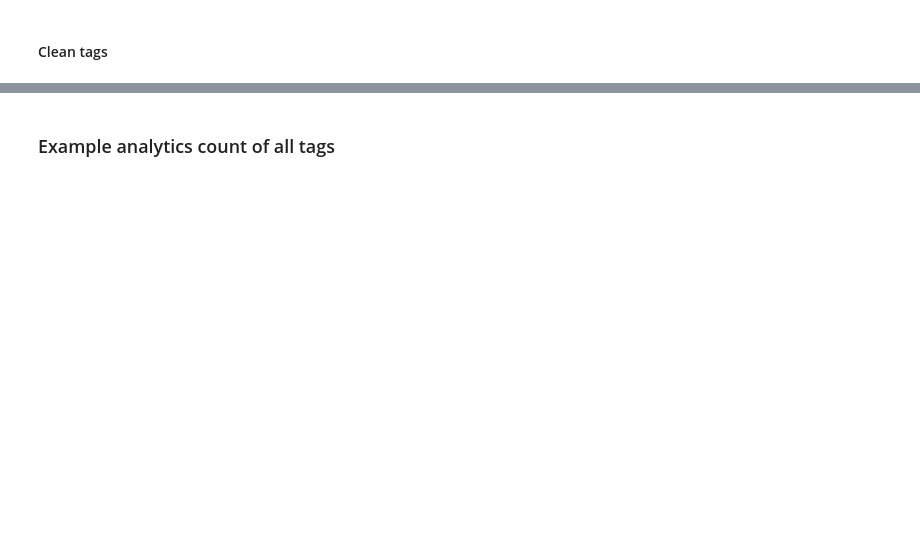
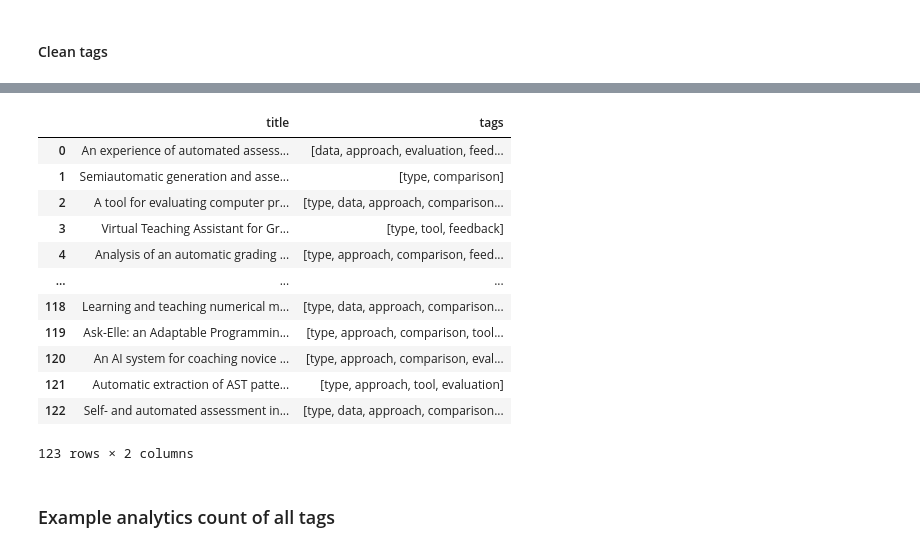
Before and after one commit to m-messer/Automated-Assessment-SLR-Data-Processing, a Jupyter notebook: data_extraction.ipynb, the cells around one changed output, grey strips where cells are left out. Cells and saved outputs as stored; diff of their text form; code cells hidden in the pictures; blank space fills up the shorter version.

```diff
--- a/data_extraction.ipynb
+++ b/data_extraction.ipynb
@@ -170,3 +170,28 @@ df.head()
+# %%
+required_prefixes = {'approach', 'language', 'type', 'skill', 'technique', 'data', 'evaluation', 'comparison', 'feedback', 'tool'}
+# %%
+def validate(labels):
+    paper_prefixes = []
+    for label in labels:
+        paper_prefixes.append(label.split(':')[0])
+
+    return [prefix for prefix in required_prefixes if prefix not in paper_prefixes]
+
+pd.concat([df.title, df.tags.apply(lambda labels: validate(labels))], axis=1)
+# %% [output]
+|  | title | tags |
+| 0 | An experience of automated assess... | [data, approach, evaluation, feed... |
+| 1 | Semiautomatic generation and asse... | [type, comparison] |
+| 2 | A tool for evaluating computer pr... | [type, data, approach, comparison... |
+| 3 | Virtual Teaching Assistant for Gr... | [type, tool, feedback] |
+| 4 | Analysis of an automatic grading ... | [type, approach, comparison, feed... |
+| ... | ... | ... |
+| 118 | Learning and teaching numerical m... | [type, data, approach, comparison... |
+| 119 | Ask-Elle: an Adaptable Programmin... | [type, approach, comparison, tool... |
+| 120 | An AI system for coaching novice ... | [type, approach, comparison, eval... |
+| 121 | Automatic extraction of AST patte... | [type, approach, tool, evaluation] |
+| 122 | Self- and automated assessment in... | [type, data, approach, comparison... |
+123 rows × 2 columns
 # %% [markdown]
 ### Example analytics count of all tags
 # %%
```
Also changed, not shown: parts of 5 cells of this notebook.
